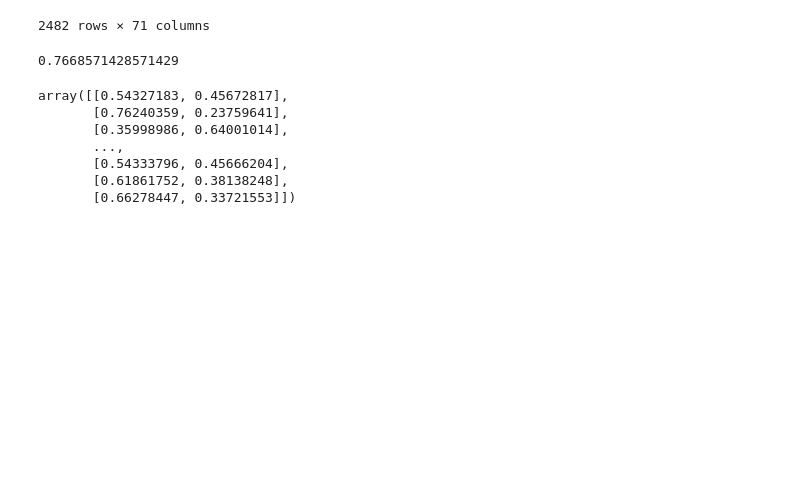
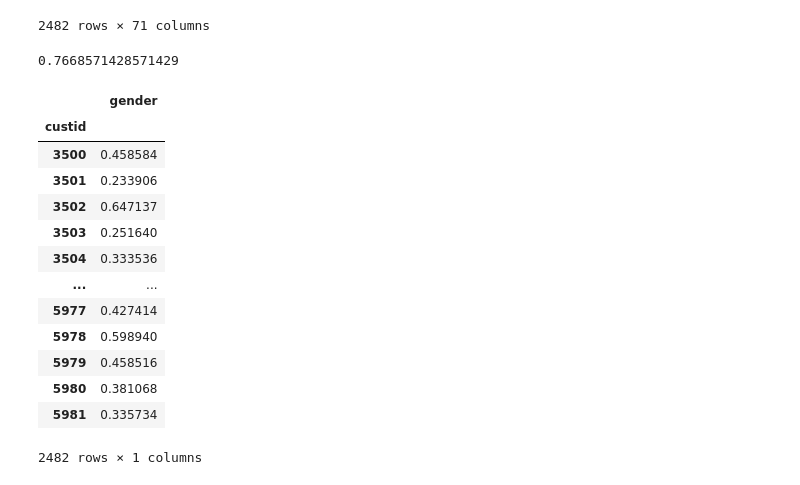
Before and after one commit to Eeun-ju/BigData-practical-test, a Jupyter notebook: 작업형2_01.ipynb, the cells around one changed output. Cells and saved outputs as stored; diff of their text form; code cells hidden in the pictures; blank space fills up the shorter version.

```diff
--- a/작업형2_01.ipynb
+++ b/작업형2_01.ipynb
@@ -445,13 +519,26 @@ print(clf.score(union_train, y_train))
 pred_y = clf.predict_proba(Test)
 # %% [output]
 0.7668571428571429
-# %%
-pred_y
-# %% [output]
-array([[0.54327183, 0.45672817],
-       [0.76240359, 0.23759641],
-       [0.35998986, 0.64001014],
-       ...,
-       [0.54333796, 0.45666204],
-       [0.61861752, 0.38138248],
-       [0.66278447, 0.33721553]])
+# %%
+result = pd.DataFrame(pred_y,index=x_test.index)
+result = result.drop(0,axis=1)
+result.rename(columns={1:'gender'},inplace=True)
+# %%
+result.index.name = 'custid'
+# %%
+result
+# %% [output]
+|  | gender |
+| custid |  |
+| 3500 | 0.458584 |
+| 3501 | 0.233906 |
+| 3502 | 0.647137 |
+| 3503 | 0.251640 |
+| 3504 | 0.333536 |
+| ... | ... |
+| 5977 | 0.427414 |
+| 5978 | 0.598940 |
+| 5979 | 0.458516 |
+| 5980 | 0.381068 |
+| 5981 | 0.335734 |
+2482 rows × 1 columns
```
Also changed, not shown: parts of 16 cells of this notebook.
